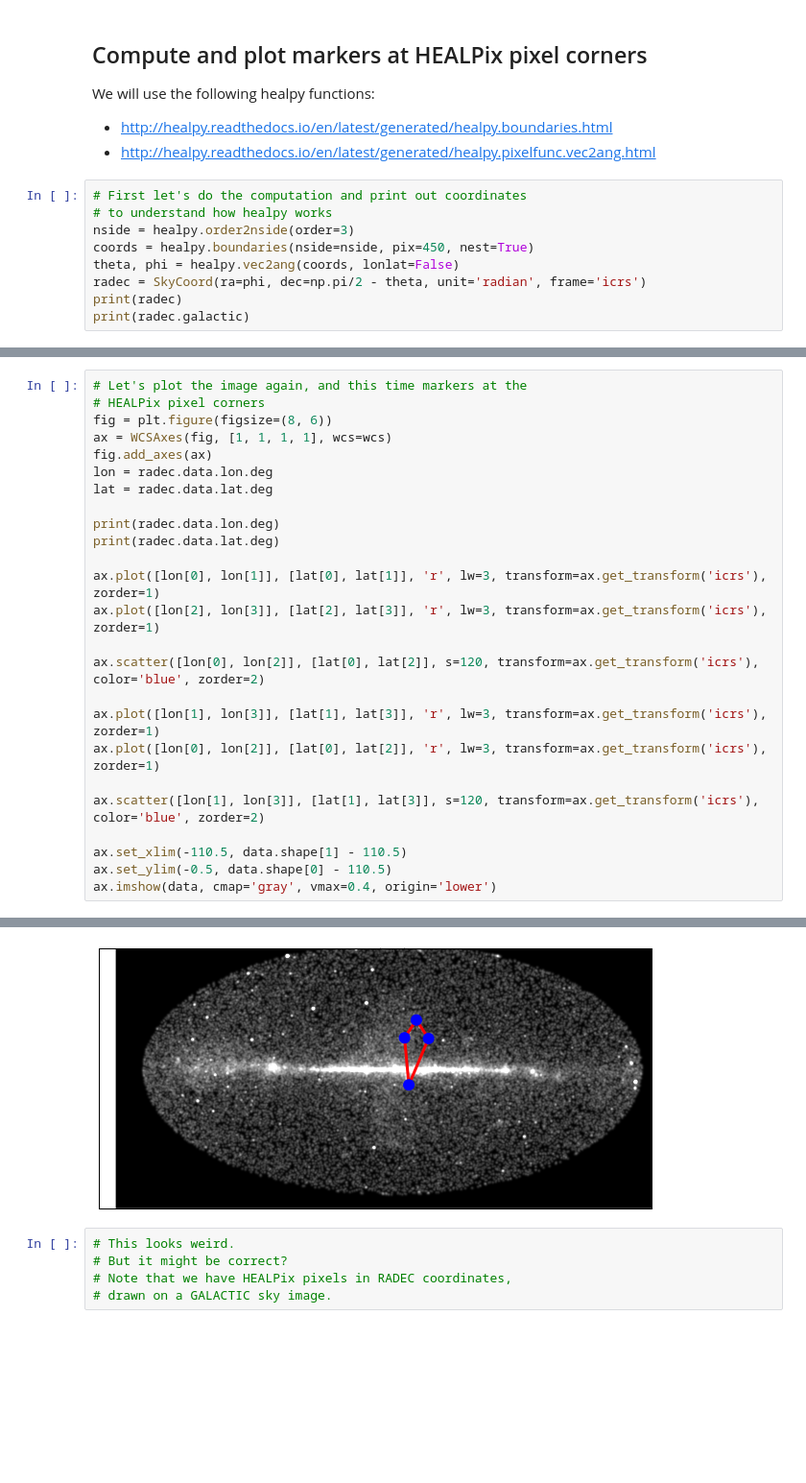
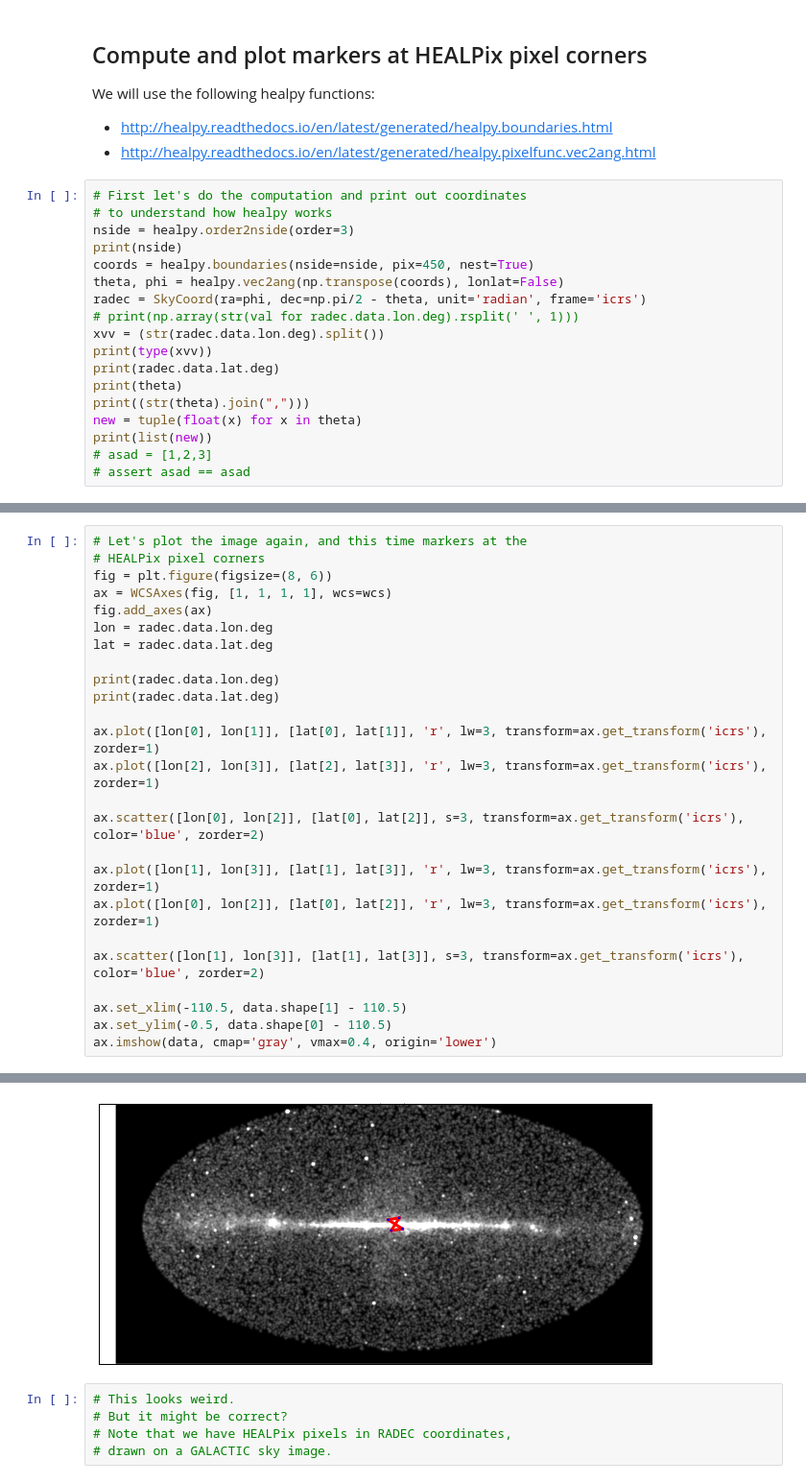
Before and after one commit to adl1995/HIPS-to-Py, a Jupyter notebook: examples/draw-healpix-stuff.ipynb, the cells around one changed output, grey strips where cells are left out. Shown at 96% size. Drawn from its saved outputs; the diff is of its cells as text; blank space fills up the shorter version.

```diff
--- a/examples/draw-healpix-stuff.ipynb
+++ b/examples/draw-healpix-stuff.ipynb
@@ -93,9 +94,18 @@ We will use the following healpy functions:
 # First let's do the computation and print out coordinates
 # to understand how healpy works
 nside = healpy.order2nside(order=3)
+print(nside)
 coords = healpy.boundaries(nside=nside, pix=450, nest=True)
-theta, phi = healpy.vec2ang(coords, lonlat=False)
+theta, phi = healpy.vec2ang(np.transpose(coords), lonlat=False)
 radec = SkyCoord(ra=phi, dec=np.pi/2 - theta, unit='radian', frame='icrs')
-print(radec)
-print(radec.galactic)
+# print(np.array(str(val for radec.data.lon.deg).rsplit(' ', 1)))
+xvv = (str(radec.data.lon.deg).split())
+print(type(xvv))
+print(radec.data.lat.deg)
+print(theta)
+print((str(theta).join(",")))
+new = tuple(float(x) for x in theta)
+print(list(new))
+# asad = [1,2,3]
+# assert asad == asad
 # %% [output]
@@ -120,12 +130,12 @@ print(radec.data.lat.deg)
 ax.plot([lon[0], lon[1]], [lat[0], lat[1]], 'r', lw=3, transform=ax.get_transform('icrs'), zorder=1)
 ax.plot([lon[2], lon[3]], [lat[2], lat[3]], 'r', lw=3, transform=ax.get_transform('icrs'), zorder=1)
 
-ax.scatter([lon[0], lon[2]], [lat[0], lat[2]], s=120, transform=ax.get_transform('icrs'), color='blue', zorder=2)
+ax.scatter([lon[0], lon[2]], [lat[0], lat[2]], s=3, transform=ax.get_transform('icrs'), color='blue', zorder=2)
 
 ax.plot([lon[1], lon[3]], [lat[1], lat[3]], 'r', lw=3, transform=ax.get_transform('icrs'), zorder=1)
 ax.plot([lon[0], lon[2]], [lat[0], lat[2]], 'r', lw=3, transform=ax.get_transform('icrs'), zorder=1)
 
-ax.scatter([lon[1], lon[3]], [lat[1], lat[3]], s=120, transform=ax.get_transform('icrs'), color='blue', zorder=2)
+ax.scatter([lon[1], lon[3]], [lat[1], lat[3]], s=3, transform=ax.get_transform('icrs'), color='blue', zorder=2)
 
 ax.set_xlim(-110.5, data.shape[1] - 110.5)
 ax.set_ylim(-0.5, data.shape[0] - 110.5)
@@ -136,5 +146,5 @@ ax.imshow(data, cmap='gray', vmax=0.4, origin='lower')
 <matplotlib.image.AxesImage at 0x...>
-[figure, old version]
+[figure, new version]
 # %%
 # This looks weird.
 # But it might be correct?
```
Also changed, not shown: parts of 7 cells of this notebook.
